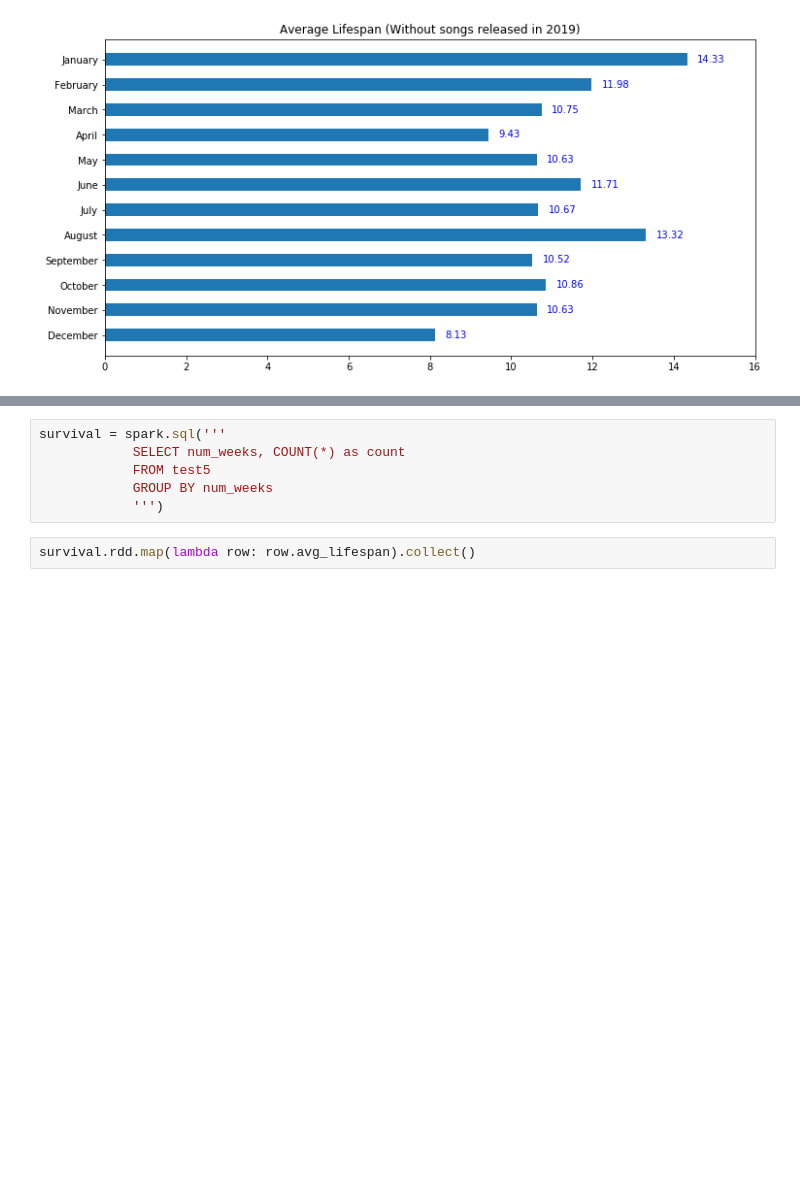
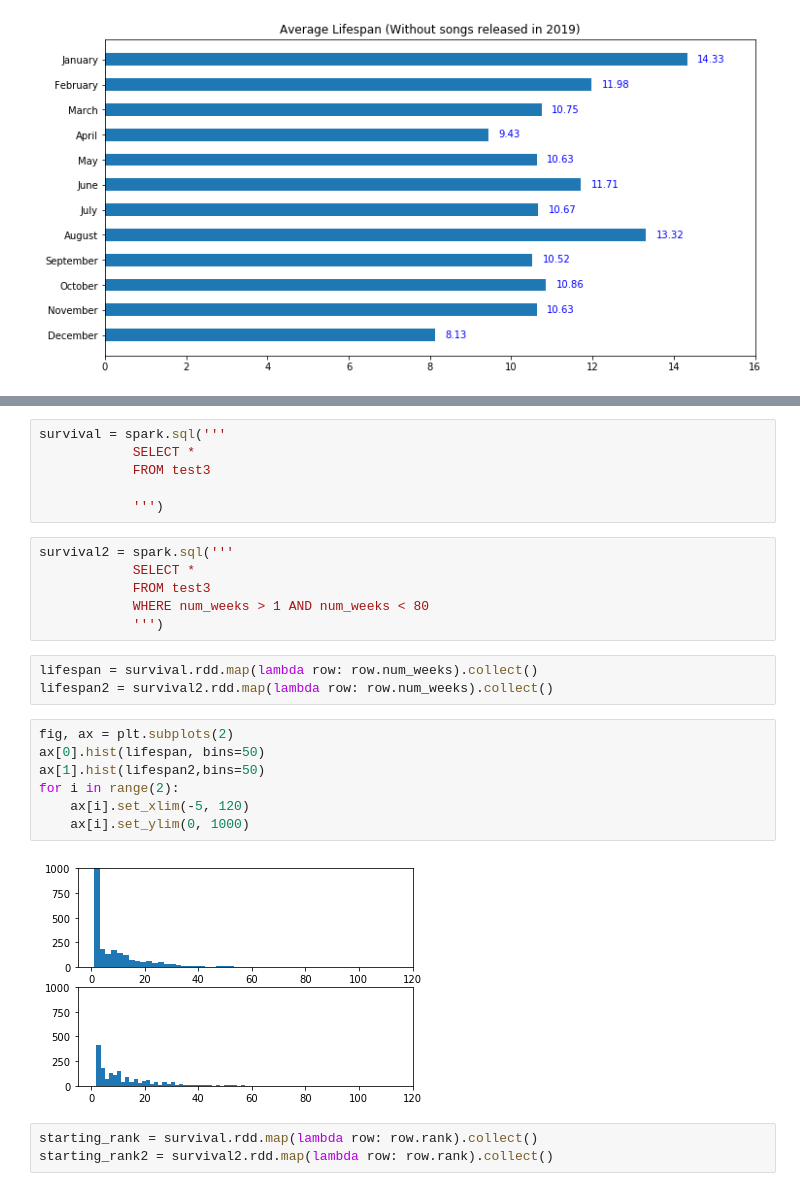
Before and after one commit to virsagothethird/UK-Top-100-Songs, a Jupyter notebook: uk100.ipynb, the cells around one changed output, grey strips where cells are left out. Saved outputs shown, nothing was run; the diff lists cells and outputs as text; blank space fills up the shorter version.

```diff
--- a/uk100.ipynb
+++ b/uk100.ipynb
@@ -937,8 +1044,27 @@ Text(0.5, 1.0, 'Average Lifespan (Without songs released in 2019)')
 # %%
 survival = spark.sql('''
-            SELECT num_weeks, COUNT(*) as count
-            FROM test5
-            GROUP BY num_weeks
+            SELECT *
+            FROM test3
+
             ''')
+# %%
+survival2 = spark.sql('''
+            SELECT *
+            FROM test3
+            WHERE num_weeks > 1 AND num_weeks < 80
+            ''')
 # %%
-survival.rdd.map(lambda row: row.avg_lifespan).collect()
+lifespan = survival.rdd.map(lambda row: row.num_weeks).collect()
+lifespan2 = survival2.rdd.map(lambda row: row.num_weeks).collect()
+# %%
+fig, ax = plt.subplots(2)
+ax[0].hist(lifespan, bins=50)
+ax[1].hist(lifespan2,bins=50)
+for i in range(2):
+    ax[i].set_xlim(-5, 120)
+    ax[i].set_ylim(0, 1000)
+# %% [output]
+[figure, added]
+# %%
+starting_rank = survival.rdd.map(lambda row: row.rank).collect()
+starting_rank2 = survival2.rdd.map(lambda row: row.rank).collect()
```
Also changed, not shown: parts of 20 cells of this notebook.
